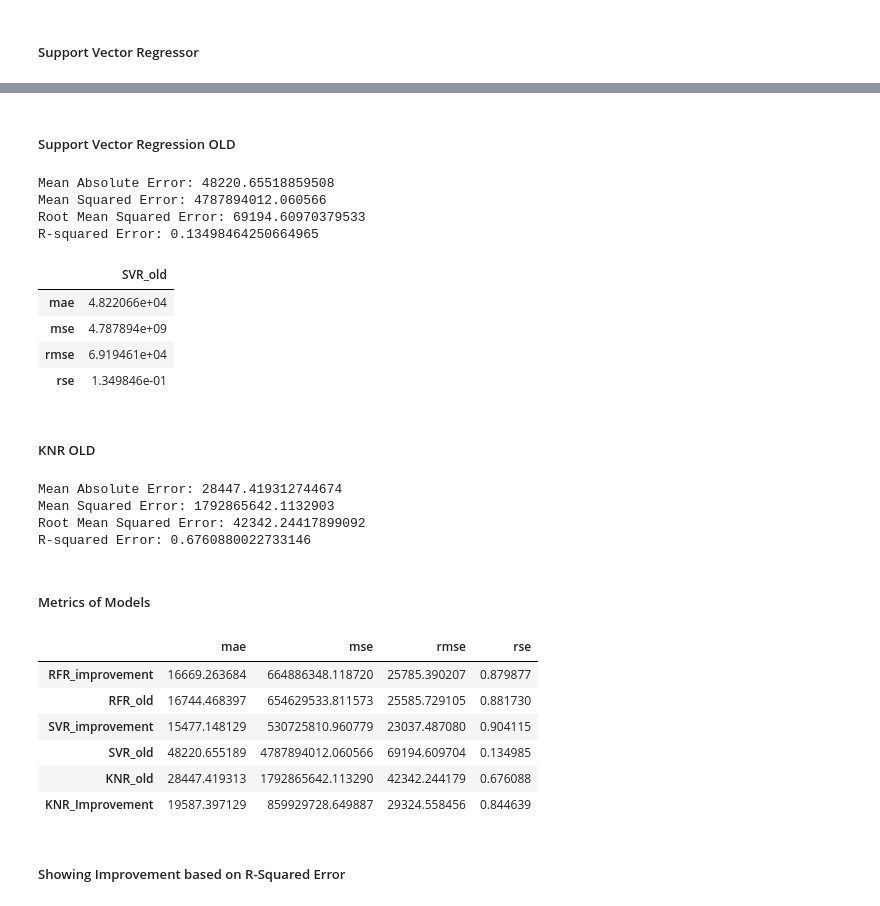
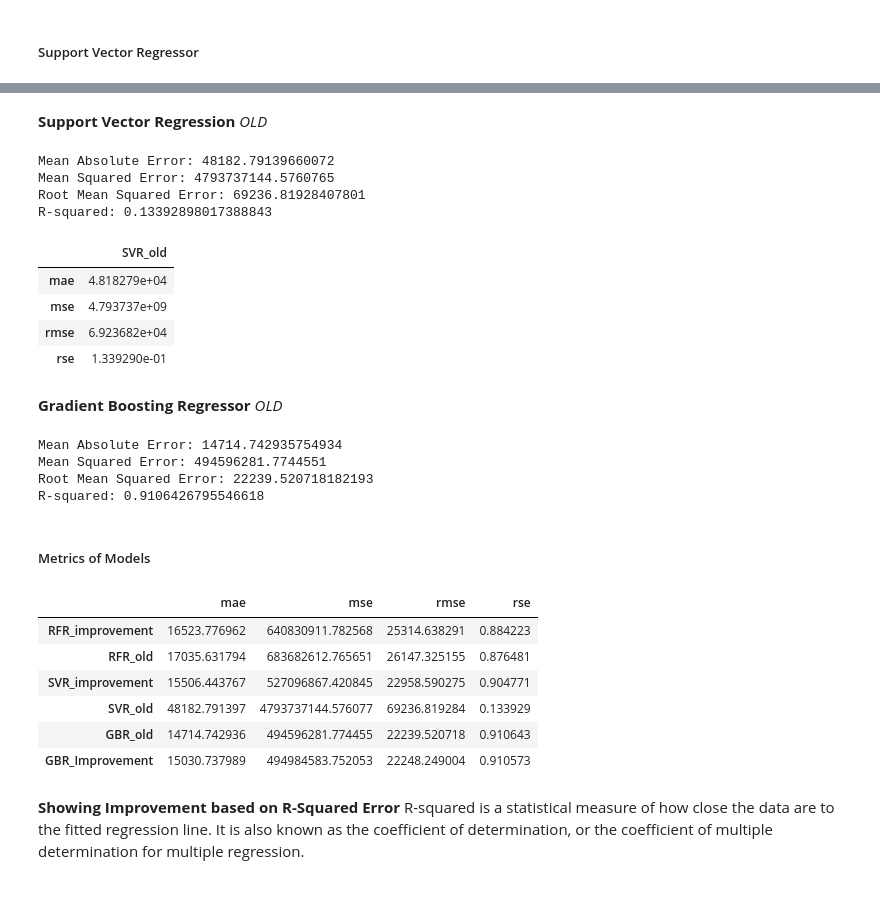
Before and after one commit to MichaelWoo-git/House_Pricing_Prediction_ML_Regression, a Jupyter notebook: Applied_Regression_Techniques_and_Analysis.ipynb, the cells around one changed output, grey strips where cells are left out. Saved outputs shown, nothing was run; the diff lists cells and outputs as text; code cells hidden in the pictures.

```diff
--- a/Applied_Regression_Techniques_and_Analysis.ipynb
+++ b/Applied_Regression_Techniques_and_Analysis.ipynb
@@ -467,5 +462,5 @@ R-squared Error: 0.904115259038157
 # %%
-pipe = make_pipeline(StandardScaler(),KNeighborsRegressor(n_neighbors=11))
+pipe = make_pipeline(StandardScaler(),GradientBoostingRegressor())
 pipe.fit(x_train,y_train)
 y_pred = pipe.predict(x_test)
 mae = metrics.mean_absolute_error(y_test, y_pred)
@@ -475,6 +470,6 @@ rse = metrics.r2_score(y_test, y_pred)
 print('Mean Absolute Error:', mae)
 print('Mean Squared Error:', mse)
 print('Root Mean Squared Error:', rmse)
-print('R-squared Error:', rse)
-knr_improved = pd.DataFrame({"KNR_Improvement":[mae,mse,rmse,rse]},["mae","mse","rmse","rse"])
+print('R-squared:', rse)
+gbr_improved = pd.DataFrame({"GBR_Improvement":[mae,mse,rmse,rse]},["mae","mse","rmse","rse"])
 # %% [output]
@@ -527,5 +523,5 @@ R-squared Error: 0.8817299215919736
 # %% [markdown]
-##### Support Vector Regression OLD
+__Support Vector Regression__ _OLD_
 # %%
 pipe = make_pipeline(StandardScaler(), SVR(kernel='linear'))
 pipe.fit(x_train,y_train)
@@ -537,23 +533,23 @@ rse = metrics.r2_score(y_test, y_pred)
 print('Mean Absolute Error:', mae)
 print('Mean Squared Error:', mse)
 print('Root Mean Squared Error:', rmse)
-print('R-squared Error:', rse)
+print('R-squared:', rse)
 svr_old = pd.DataFrame({"SVR_old":[mae,mse,rmse,rse]},["mae","mse","rmse","rse"])
 svr_old
 # %% [output]
-Mean Absolute Error: 48220.65518859508
-Mean Squared Error: 4787894012.060566
-Root Mean Squared Error: 69194.60970379533
-R-squared Error: 0.13498464250664965
+Mean Absolute Error: 48182.79139660072
+Mean Squared Error: 4793737144.5760765
+Root Mean Squared Error: 69236.81928407801
+R-squared: 0.13392898017388843
 |  | SVR_old |
-| mae | 4.822066e+04 |
-| mse | 4.787894e+09 |
-| rmse | 6.919461e+04 |
-| rse | 1.349846e-01 |
+| mae | 4.818279e+04 |
+| mse | 4.793737e+09 |
+| rmse | 6.923682e+04 |
+| rse | 1.339290e-01 |
 # %% [markdown]
-##### KNR OLD
+__Gradient Boosting Regressor__ _OLD_
 # %%
-pipe = make_pipeline(KNeighborsRegressor(n_neighbors=11))
+pipe = make_pipeline(GradientBoostingRegressor())
 pipe.fit(x_train,y_train)
 y_pred = pipe.predict(x_test)
 mae = metrics.mean_absolute_error(y_test, y_pred)
@@ -563,29 +559,30 @@ rse = metrics.r2_score(y_test, y_pred)
 print('Mean Absolute Error:', mae)
 print('Mean Squared Error:', mse)
 print('Root Mean Squared Error:', rmse)
-print('R-squared Error:', rse)
-knr_old = pd.DataFrame({"KNR_old":[mae,mse,rmse,rse]},["mae","mse","rmse","rse"])
+print('R-squared:', rse)
+gbr_old = pd.DataFrame({"GBR_old":[mae,mse,rmse,rse]},["mae","mse","rmse","rse"])
 # %% [output]
-Mean Absolute Error: 28447.419312744674
-Mean Squared Error: 1792865642.1132903
-Root Mean Squared Error: 42342.24417899092
-R-squared Error: 0.6760880022733146
+Mean Absolute Error: 14714.742935754934
+Mean Squared Error: 494596281.7744551
+Root Mean Squared Error: 22239.520718182193
+R-squared: 0.9106426795546618
 # %% [markdown]
 ##### Metrics of Models
 # %%
-df_improvements = pd.concat([rfr_improved,rfr_old,svr_improved,svr_old,knr_old,knr_improved],axis=1)
+df_improvements = pd.concat([rfr_improved,rfr_old,svr_improved,svr_old,gbr_old,gbr_improved],axis=1)
 pd.set_option('float_format', '{:f}'.format)
 df_improvements.transpose()
 # %% [output]
 |  | mae | mse | rmse | rse |
-| RFR_improvement | 16669.263684 | 664886348.118720 | 25785.390207 | 0.879877 |
-| RFR_old | 16744.468397 | 654629533.811573 | 25585.729105 | 0.881730 |
-| SVR_improvement | 15477.148129 | 530725810.960779 | 23037.487080 | 0.904115 |
-| SVR_old | 48220.655189 | 4787894012.060566 | 69194.609704 | 0.134985 |
-| KNR_old | 28447.419313 | 1792865642.113290 | 42342.244179 | 0.676088 |
-| KNR_Improvement | 19587.397129 | 859929728.649887 | 29324.558456 | 0.844639 |
+| RFR_improvement | 16523.776962 | 640830911.782568 | 25314.638291 | 0.884223 |
+| RFR_old | 17035.631794 | 683682612.765651 | 26147.325155 | 0.876481 |
+| SVR_improvement | 15506.443767 | 527096867.420845 | 22958.590275 | 0.904771 |
+| SVR_old | 48182.791397 | 4793737144.576077 | 69236.819284 | 0.133929 |
+| GBR_old | 14714.742936 | 494596281.774455 | 22239.520718 | 0.910643 |
+| GBR_Improvement | 15030.737989 | 494984583.752053 | 22248.249004 | 0.910573 |
 # %% [markdown]
-##### Showing Improvement based on R-Squared Error
+__Showing Improvement based on R-Squared Error__
+R-squared is a statistical measure of how close the data are to the fitted regression line. It is also known as the coefficient of determination, or the coefficient of multiple determination for multiple regression.
 # %%
 fig = plt.figure()
 ax = fig.add_axes([0,0,1,1])
```
Also changed, not shown: parts of 61 cells of this notebook, 1 other file.
